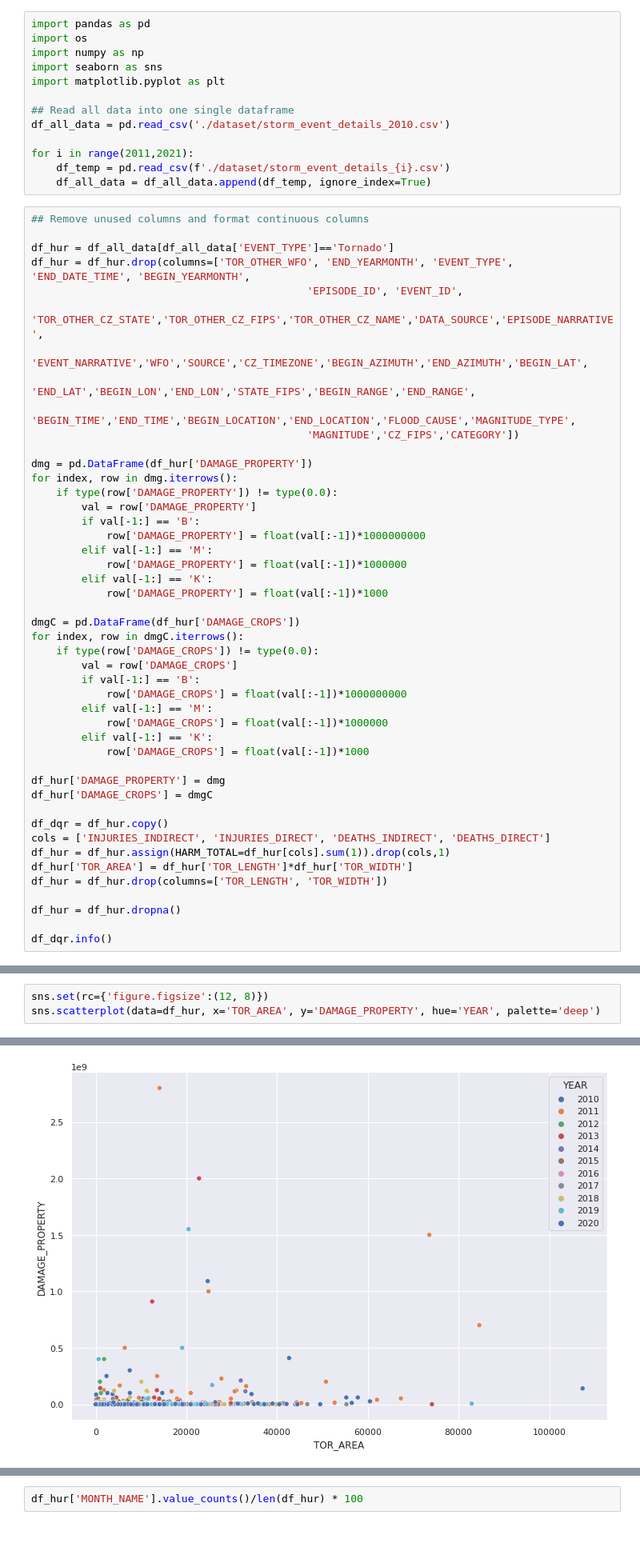
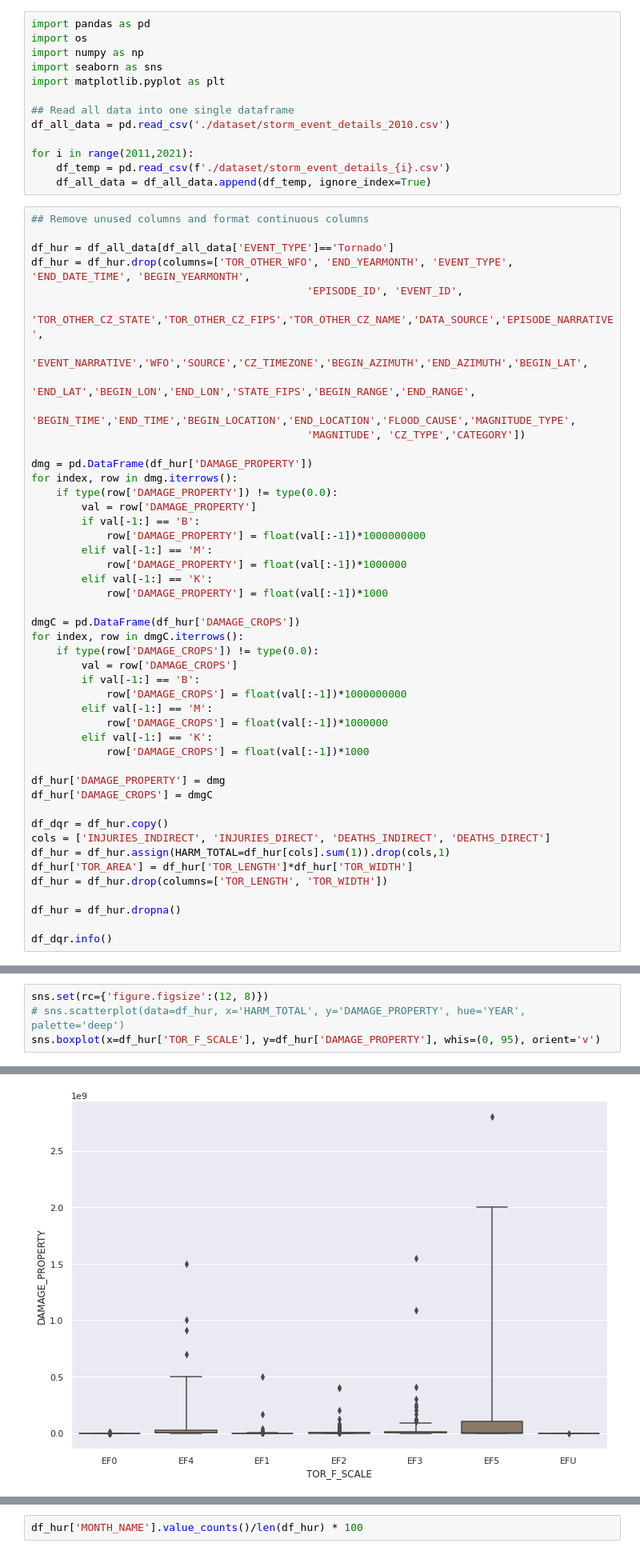
Before and after one commit to saiT1108/DS_project, a Jupyter notebook: main.ipynb, the cells around one changed output, grey strips where cells are left out. Shown: that part at 80% size. Drawn from its saved outputs; the diff is of its cells as text.

Commit message:
added more data to DQRs

```diff
--- a/main.ipynb
+++ b/main.ipynb
@@ -41,7 +41,7 @@ df_hur = df_hur.drop(columns=['TOR_OTHER_WFO', 'END_YEARMONTH', 'EVENT_TYPE', 'E
                                             'EVENT_NARRATIVE','WFO','SOURCE','CZ_TIMEZONE','BEGIN_AZIMUTH','END_AZIMUTH','BEGIN_LAT',
                                             'END_LAT','BEGIN_LON','END_LON','STATE_FIPS','BEGIN_RANGE','END_RANGE',
                                             'BEGIN_TIME','END_TIME','BEGIN_LOCATION','END_LOCATION','FLOOD_CAUSE','MAGNITUDE_TYPE',
-                                            'MAGNITUDE','CZ_FIPS','CATEGORY'])
+                                            'MAGNITUDE', 'CZ_TYPE','CATEGORY'])
 
 dmg = pd.DataFrame(df_hur['DAMAGE_PROPERTY'])
 for index, row in dmg.iterrows():
@@ -97,5 +97,6 @@ dtypes: float64(2), int64(7), object(8)
 memory usage: 2.1+ MB
 # %%
 sns.set(rc={'figure.figsize':(12, 8)})
-sns.scatterplot(data=df_hur, x='TOR_AREA', y='DAMAGE_PROPERTY', hue='YEAR', palette='deep')
+# sns.scatterplot(data=df_hur, x='HARM_TOTAL', y='DAMAGE_PROPERTY', hue='YEAR', palette='deep')
+sns.boxplot(x=df_hur['TOR_F_SCALE'], y=df_hur['DAMAGE_PROPERTY'], whis=(0, 95), orient='v')
 # %% [output]
@@ -103,4 +104,4 @@ sns.scatterplot(data=df_hur, x='TOR_AREA', y='DAMAGE_PROPERTY', hue='YEAR', pale
-[figure, old version]
+[figure, new version]
 # %%
 ## Format DAMAGE_PROPERTY column to be float instead of object
 
```
Also changed, not shown: parts of 5 cells of this notebook.
